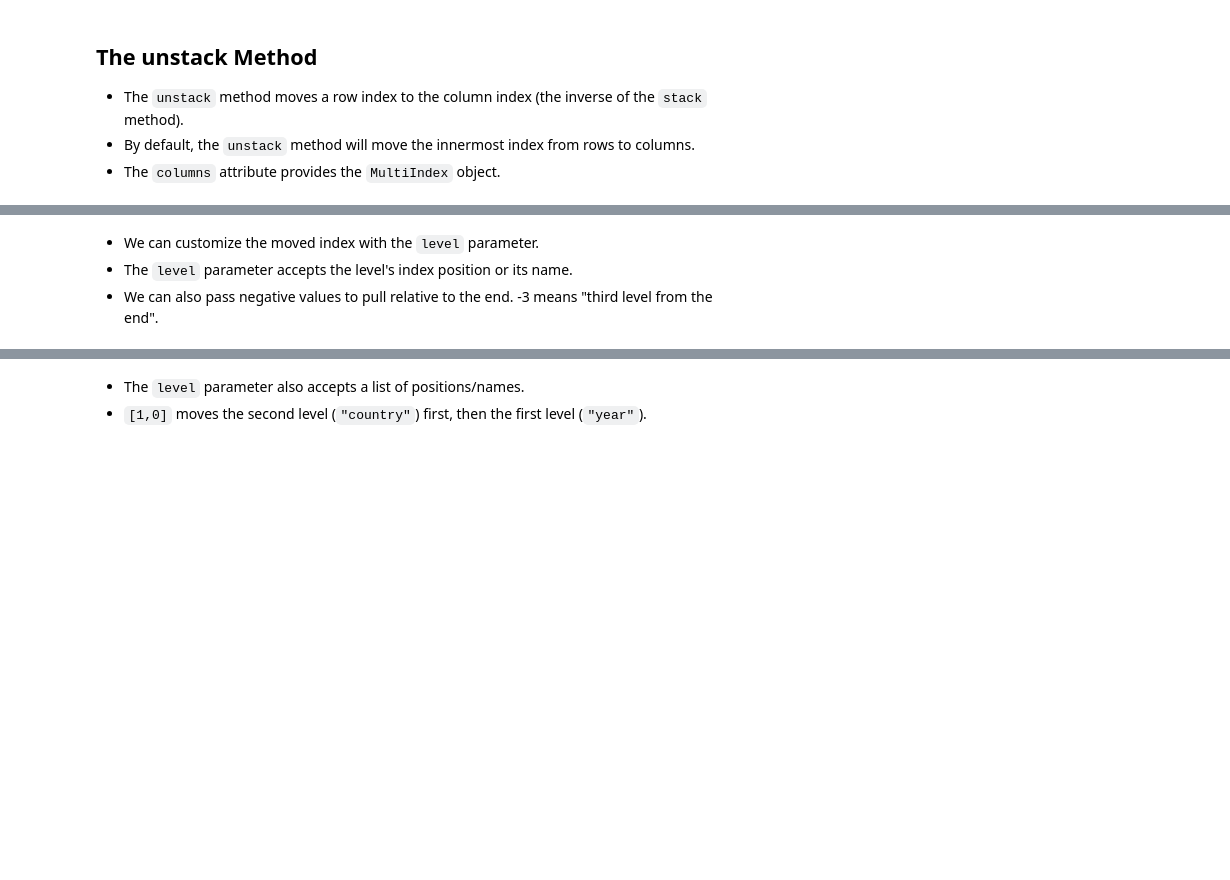
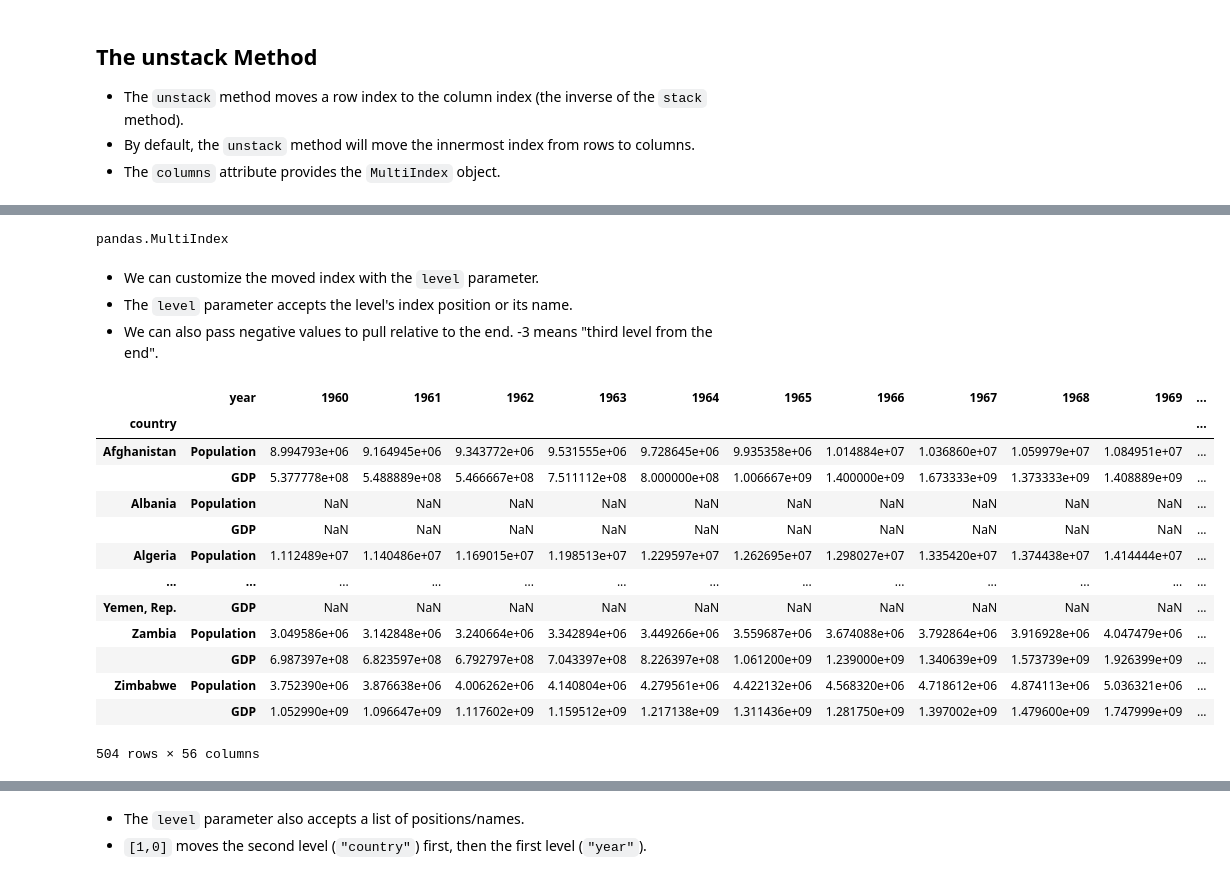
Before and after one commit to Sai-Krishna-t/data-analysis-with-pandas-and-python, a Jupyter notebook: Incomplete/08 - MultiIndex.ipynb, the cells around one changed output, grey strips where cells are left out. Drawn from its saved outputs; the diff is of its cells as text; code cells hidden in the pictures; blank space fills up the shorter version.

```diff
--- a/Incomplete/08 - MultiIndex.ipynb
+++ b/Incomplete/08 - MultiIndex.ipynb
@@ -238,4 +639,26 @@ MultiIndex([('2000-04-01',            'Argentina'),
+# %%
+type(world.unstack().unstack().columns)
+# %% [output]
+pandas.MultiIndex
 # %% [markdown]
 - We can customize the moved index with the `level` parameter.
 - The `level` parameter accepts the level's index position or its name.
 - We can also pass negative values to pull relative to the end. -3 means "third level from the end".
+# %%
+world.unstack(level=0)
+world.unstack(level='year')
+# %% [output]
+|  | year | 1960 | 1961 | 1962 | 1963 | 1964 | 1965 | 1966 | 1967 | 1968 | 1969 | ... |
+| country |  |  |  |  |  |  |  |  |  |  |  | ... |
+| Afghanistan | Population | 8.994793e+06 | 9.164945e+06 | 9.343772e+06 | 9.531555e+06 | 9.728645e+06 | 9.935358e+06 | 1.014884e+07 | 1.036860e+07 | 1.059979e+07 | 1.084951e+07 | ... |
+|  | GDP | 5.377778e+08 | 5.488889e+08 | 5.466667e+08 | 7.511112e+08 | 8.000000e+08 | 1.006667e+09 | 1.400000e+09 | 1.673333e+09 | 1.373333e+09 | 1.408889e+09 | ... |
+| Albania | Population | NaN | NaN | NaN | NaN | NaN | NaN | NaN | NaN | NaN | NaN | ... |
+|  | GDP | NaN | NaN | NaN | NaN | NaN | NaN | NaN | NaN | NaN | NaN | ... |
+| Algeria | Population | 1.112489e+07 | 1.140486e+07 | 1.169015e+07 | 1.198513e+07 | 1.229597e+07 | 1.262695e+07 | 1.298027e+07 | 1.335420e+07 | 1.374438e+07 | 1.414444e+07 | ... |
+| ... | ... | ... | ... | ... | ... | ... | ... | ... | ... | ... | ... | ... |
+| Yemen, Rep. | GDP | NaN | NaN | NaN | NaN | NaN | NaN | NaN | NaN | NaN | NaN | ... |
+| Zambia | Population | 3.049586e+06 | 3.142848e+06 | 3.240664e+06 | 3.342894e+06 | 3.449266e+06 | 3.559687e+06 | 3.674088e+06 | 3.792864e+06 | 3.916928e+06 | 4.047479e+06 | ... |
+|  | GDP | 6.987397e+08 | 6.823597e+08 | 6.792797e+08 | 7.043397e+08 | 8.226397e+08 | 1.061200e+09 | 1.239000e+09 | 1.340639e+09 | 1.573739e+09 | 1.926399e+09 | ... |
+| Zimbabwe | Population | 3.752390e+06 | 3.876638e+06 | 4.006262e+06 | 4.140804e+06 | 4.279561e+06 | 4.422132e+06 | 4.568320e+06 | 4.718612e+06 | 4.874113e+06 | 5.036321e+06 | ... |
+|  | GDP | 1.052990e+09 | 1.096647e+09 | 1.117602e+09 | 1.159512e+09 | 1.217138e+09 | 1.311436e+09 | 1.281750e+09 | 1.397002e+09 | 1.479600e+09 | 1.747999e+09 | ... |
+504 rows × 56 columns
```
Also changed, not shown: parts of 51 cells of this notebook, 1 other file.
